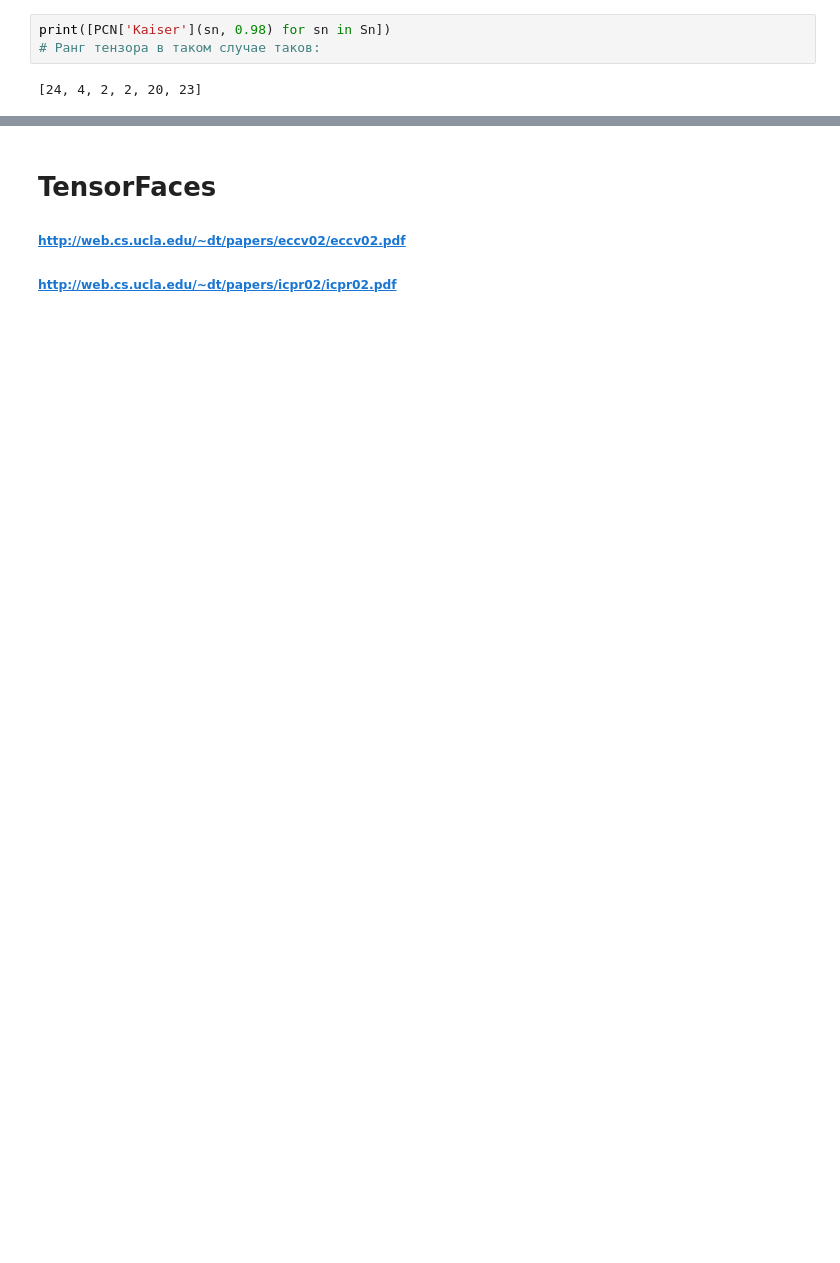
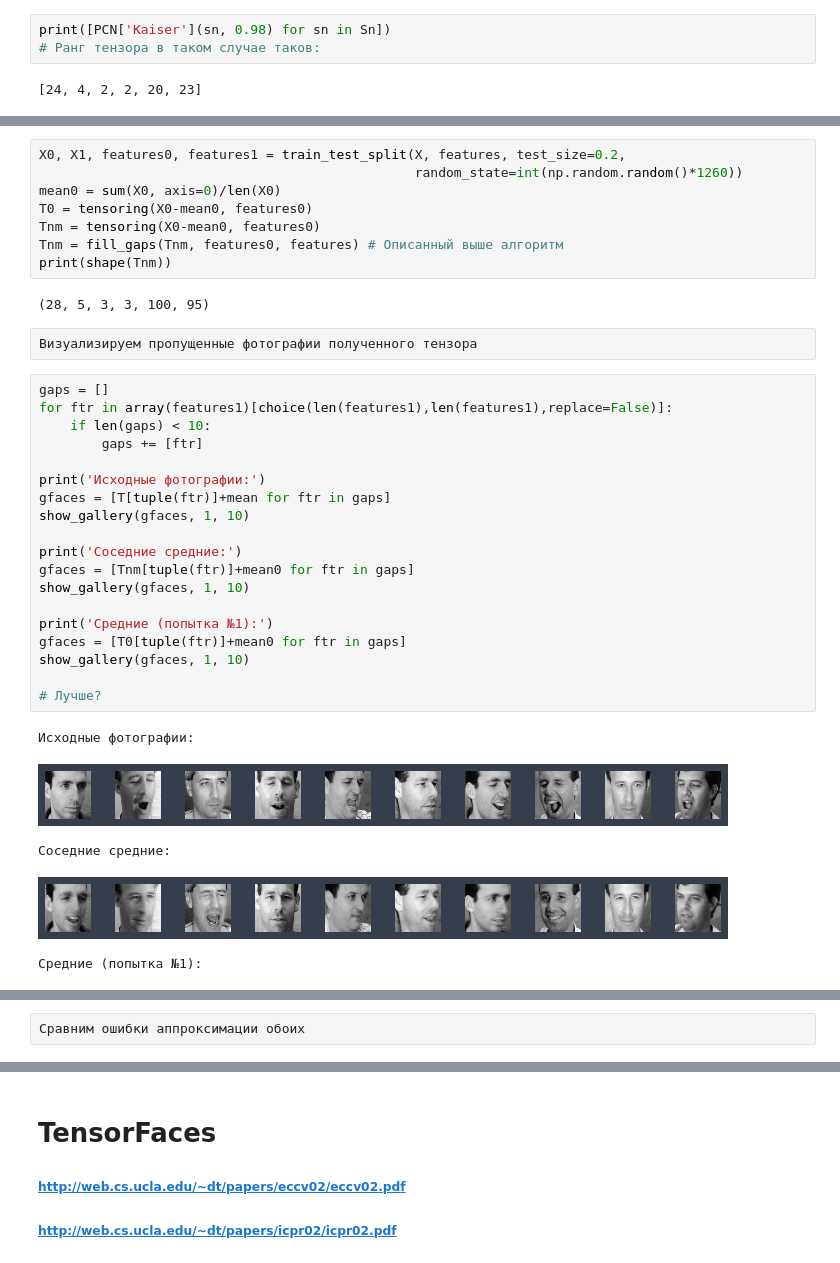
Before and after one commit to pancratus/FaceRecognition, a Jupyter notebook: tensor-faces.ipynb, the cells around one changed output, grey strips where cells are left out. Drawn from its saved outputs; the diff is of its cells as text; blank space fills up the shorter version.

```diff
--- a/tensor-faces.ipynb
+++ b/tensor-faces.ipynb
@@ -592,0 +665,37 @@ print([PCN['Kaiser'](sn, 0.98) for sn in Sn])
+# %%
+X0, X1, features0, features1 = train_test_split(X, features, test_size=0.2,
+                                                random_state=int(np.random.random()*1260))
+mean0 = sum(X0, axis=0)/len(X0)
+T0 = tensoring(X0-mean0, features0)
+Tnm = tensoring(X0-mean0, features0)
+Tnm = fill_gaps(Tnm, features0, features) # Описанный выше алгоритм
+print(shape(Tnm))
+# %% [output]
+(28, 5, 3, 3, 100, 95)
+# %% [raw]
+Визуализируем пропущенные фотографии полученного тензора
+# %%
+gaps = []
+for ftr in array(features1)[choice(len(features1),len(features1),replace=False)]:
+    if len(gaps) < 10:
+        gaps += [ftr]
+
+print('Исходные фотографии:')
+gfaces = [T[tuple(ftr)]+mean for ftr in gaps]
+show_gallery(gfaces, 1, 10)
+
+print('Соседние средние:')
+gfaces = [Tnm[tuple(ftr)]+mean0 for ftr in gaps]
+show_gallery(gfaces, 1, 10)
+
+print('Средние (попытка №1):')
+gfaces = [T0[tuple(ftr)]+mean0 for ftr in gaps]
+show_gallery(gfaces, 1, 10)
+
+# Лучше?
+# %% [output]
+Исходные фотографии:
+[figure, added]
+Соседние средние:
+[figure, added]
+Средние (попытка №1):
@@ -592,0 +703,2 @@ print([PCN['Kaiser'](sn, 0.98) for sn in Sn])
+# %% [raw]
+Сравним ошибки аппроксимации обоих
```
Also changed, not shown: parts of 82 cells of this notebook.
